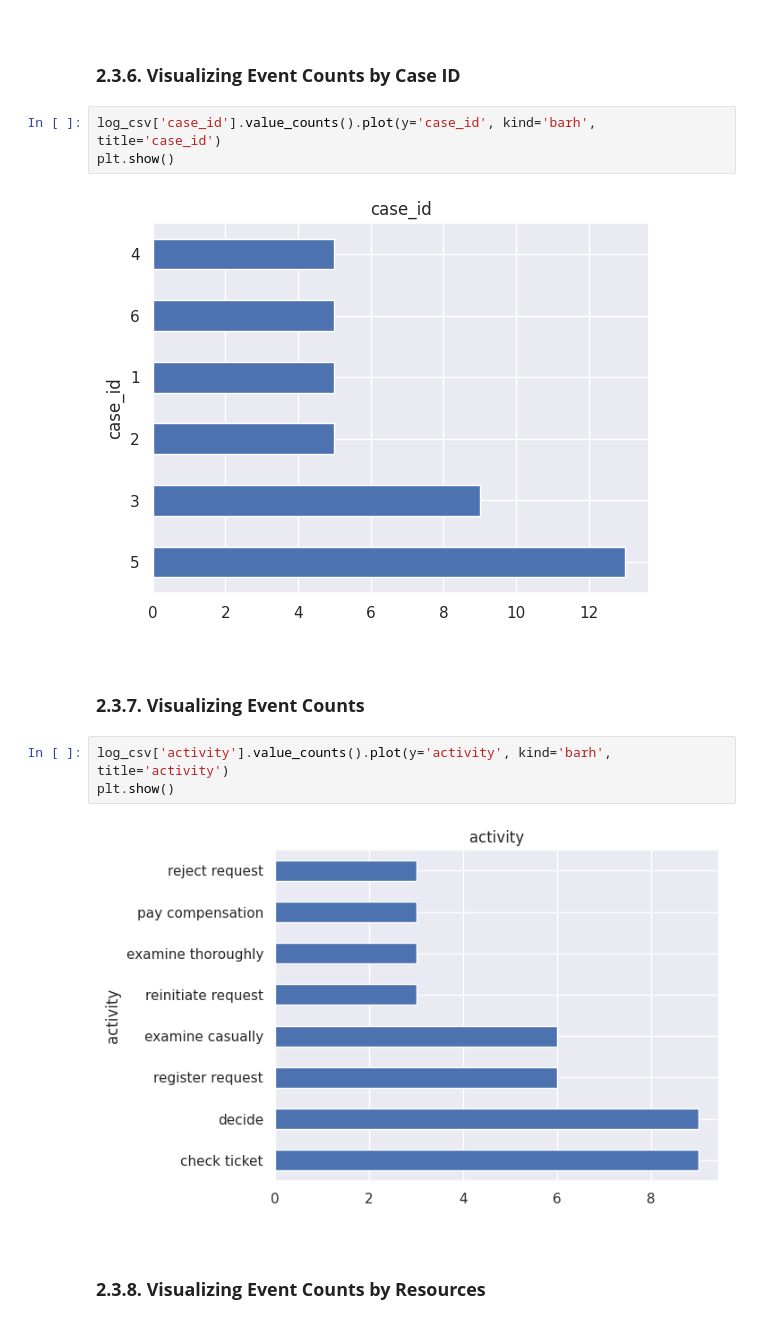
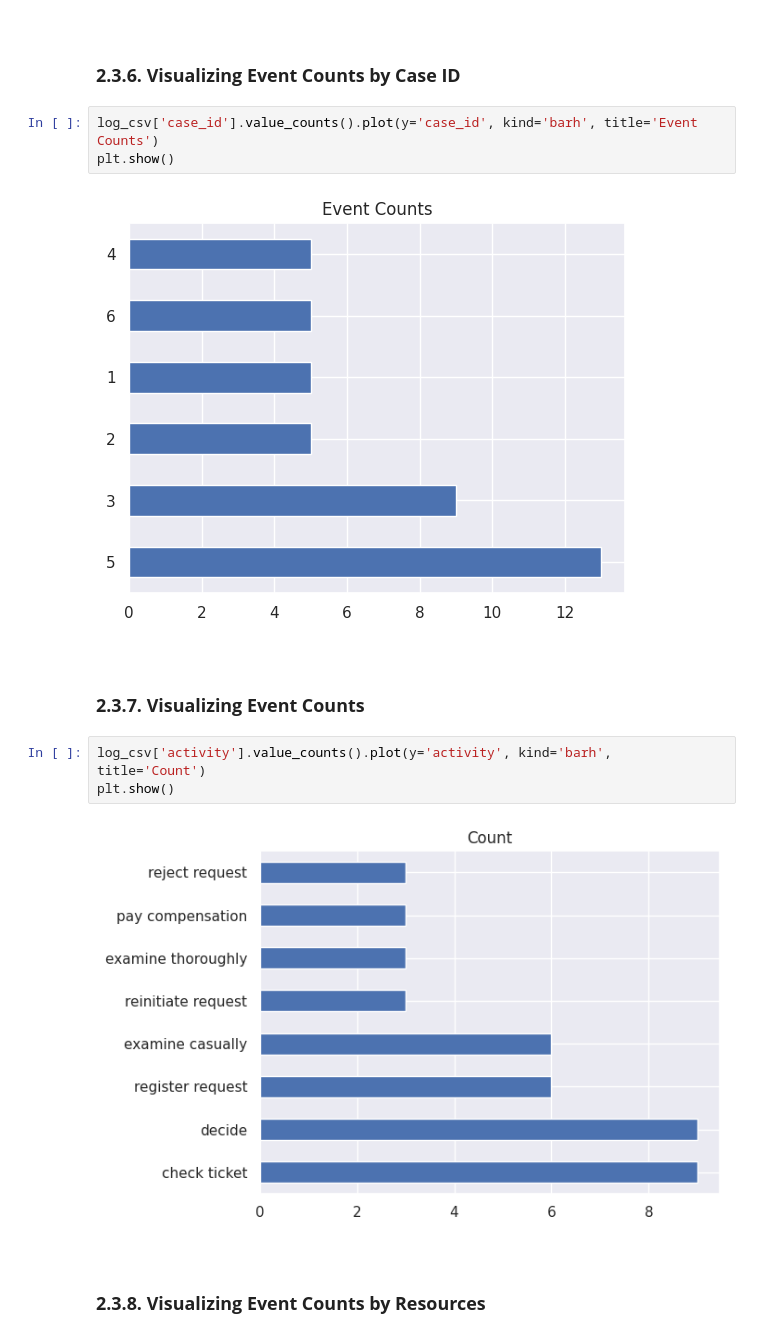
Before and after one commit to KouroshHasani/ProcessMining, a Jupyter notebook: PythonScripts/2.1_Pm4py_Introduction.ipynb, the cells around one changed output. Cells and saved outputs as stored; diff of their text form.

```diff
--- a/PythonScripts/2.1_Pm4py_Introduction.ipynb
+++ b/PythonScripts/2.1_Pm4py_Introduction.ipynb
@@ -399,18 +402,18 @@ pd.DataFrame(
 <br></br>
 ### <b>2.3.6. Visualizing Event Counts by Case ID</b>
 # %%
-log_csv['case_id'].value_counts().plot(y='case_id', kind='barh', title='case_id')
+log_csv['case_id'].value_counts().plot(y='case_id', kind='barh', title='Event Counts')
 plt.show()
 # %% [output]
-[figure, old version]
+[figure, new version]
 # %% [markdown]
 <br></br>
 ### <b>2.3.7. Visualizing Event Counts</b>
 # %%
-log_csv['activity'].value_counts().plot(y='activity', kind='barh', title='activity')
+log_csv['activity'].value_counts().plot(y='activity', kind='barh', title='Count')
 plt.show()
 # %% [output]
-[figure, old version]
+[figure, new version]
 # %% [markdown]
 <br></br>
 ### <b>2.3.8. Visualizing Event Counts by Resources</b>
```
Also changed, not shown: parts of 27 cells of this notebook, 32 other files.
